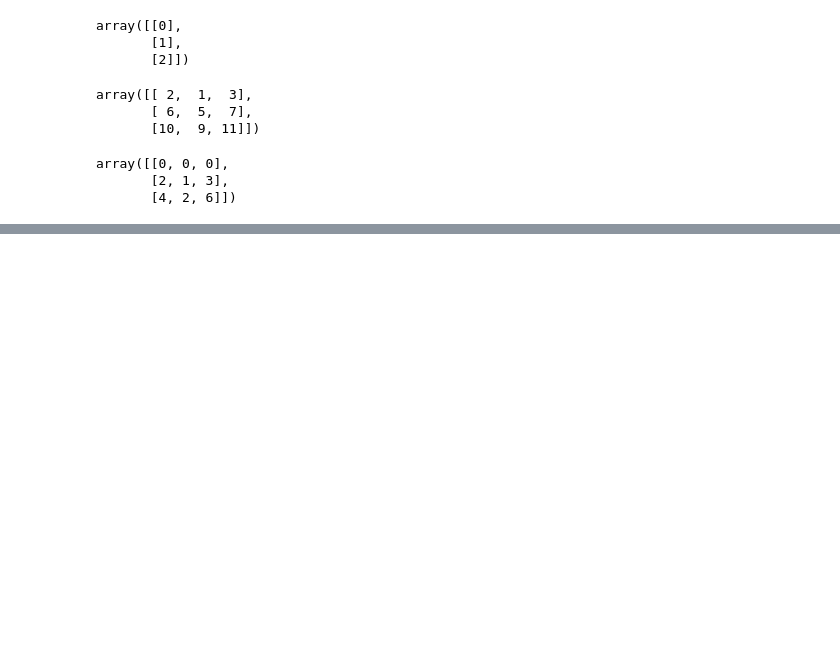
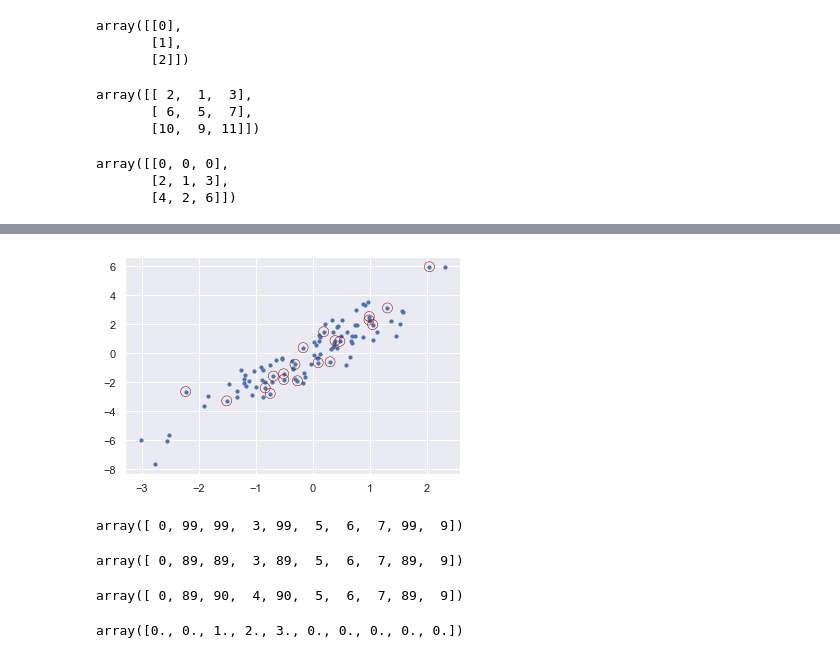
Before and after one commit to NeutrinoZh/python-and-statistics, a Jupyter notebook: NumPy/basic.ipynb, the cells around one changed output, grey strips where cells are left out. Cells and saved outputs as stored; diff of their text form; code cells hidden in the pictures; blank space fills up the shorter version.

```diff
--- a/NumPy/basic.ipynb
+++ b/NumPy/basic.ipynb
@@ -433,0 +483,29 @@ array([[0, 0, 0],
+# %%
+plt.scatter(X[:, 0], X[:, 1], s=10)
+plt.scatter(selection[:, 0], selection[:, 1], facecolor='none', linewidths=0.5, edgecolors='darkred', s=100);
+# %% [output]
+[figure, added]
+# %%
+x = np.arange(10)
+i = np.array([2, 1, 8, 4])
+x[i] = 99
+x
+# %% [output]
+array([ 0, 99, 99,  3, 99,  5,  6,  7, 99,  9])
+# %%
+x[i] -= 10
+x
+# %% [output]
+array([ 0, 89, 89,  3, 89,  5,  6,  7, 89,  9])
+# %%
+i = [2, 3, 3, 4, 4, 4]
+x[i] += 1
+x
+# %% [output]
+array([ 0, 89, 90,  4, 90,  5,  6,  7, 89,  9])
+# %%
+x = np.zeros(10)
+np.add.at(x, i, 1)
+x
+# %% [output]
+array([0., 0., 1., 2., 3., 0., 0., 0., 0., 0.])
```
Also changed, not shown: parts of 56 cells of this notebook.
